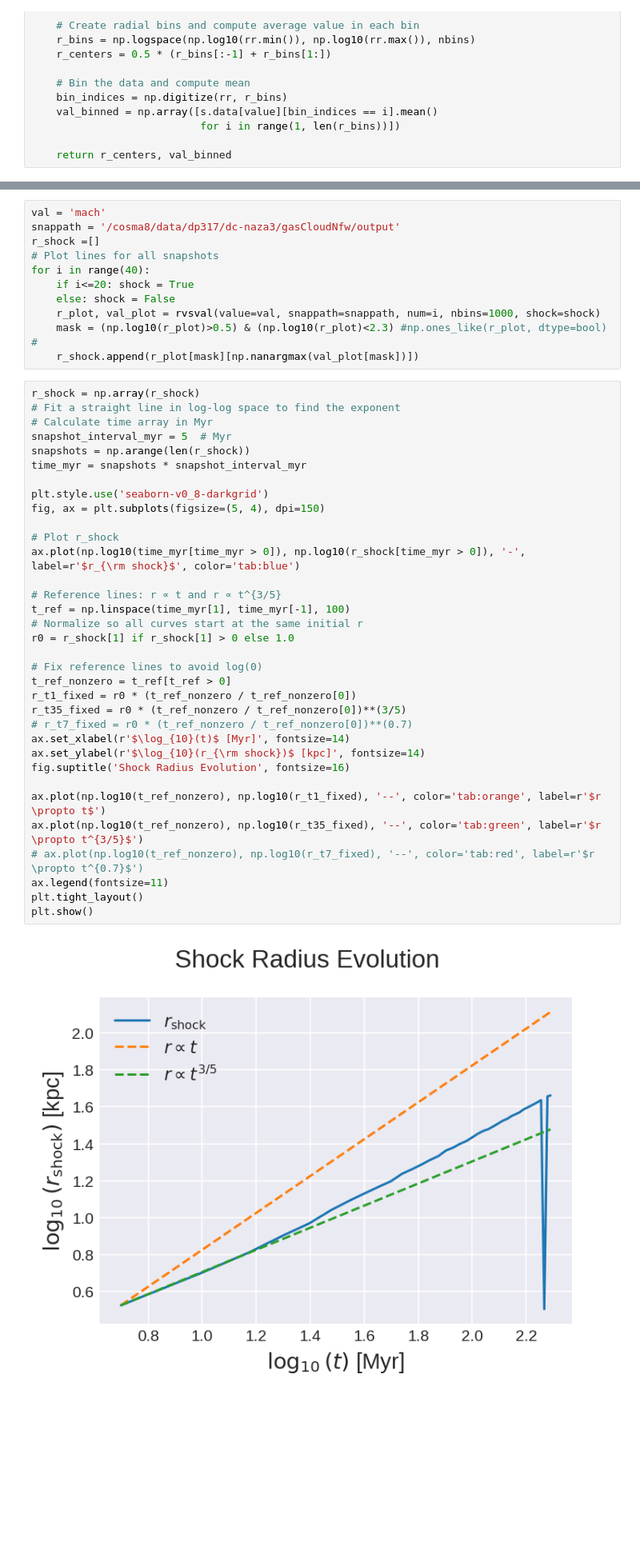
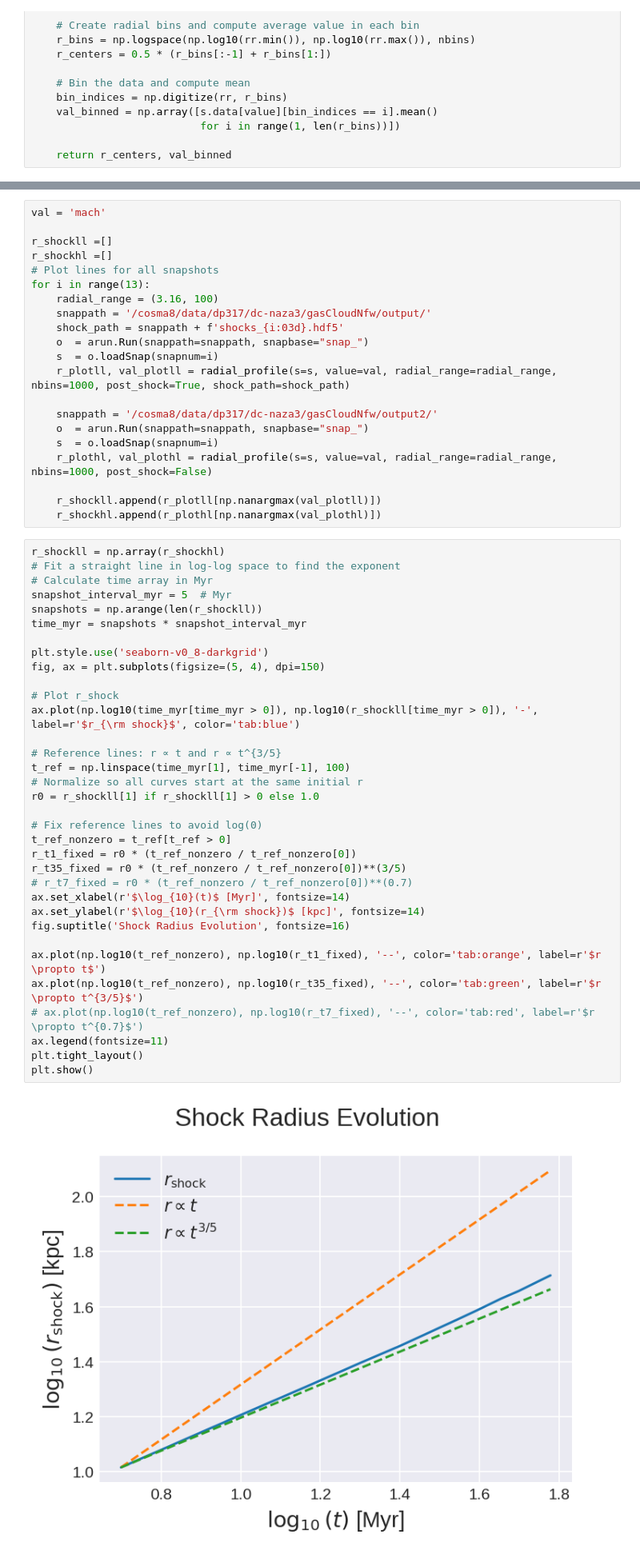
Before and after one commit to rionnazareth/snap-plotting, a Jupyter notebook: shocks1d.ipynb, the cells around one changed output, grey strips where cells are left out. Shown at 80% size. Saved outputs shown, nothing was run; the diff lists cells and outputs as text; blank space fills up the shorter version.

Commit message:
cosma minor changes

```diff
--- a/shocks1d.ipynb
+++ b/shocks1d.ipynb
@@ -154,50 +117,60 @@ KeyboardInterrupt:
 # %%
 val = 'mach'
-snappath = '/cosma8/data/dp317/dc-naza3/gasCloudNfw/output'
-r_shock =[]
+
+r_shockll =[]
+r_shockhl =[]
 # Plot lines for all snapshots
-for i in range(40):
-    if i<=20: shock = True
-    else: shock = False
-    r_plot, val_plot = rvsval(value=val, snappath=snappath, num=i, nbins=1000, shock=shock)
-    mask = (np.log10(r_plot)>0.5) & (np.log10(r_plot)<2.3) #np.ones_like(r_plot, dtype=bool) #
-    r_shock.append(r_plot[mask][np.nanargmax(val_plot[mask])])
+for i in range(13):
+    radial_range = (3.16, 100)
+    snappath = '/cosma8/data/dp317/dc-naza3/gasCloudNfw/output/'
+    shock_path = snappath + f'shocks_{i:03d}.hdf5'
+    o  = arun.Run(snappath=snappath, snapbase="snap_")
+    s  = o.loadSnap(snapnum=i)
+    r_plotll, val_plotll = radial_profile(s=s, value=val, radial_range=radial_range, nbins=1000, post_shock=True, shock_path=shock_path)
+
+    snappath = '/cosma8/data/dp317/dc-naza3/gasCloudNfw/output2/'
+    o  = arun.Run(snappath=snappath, snapbase="snap_")
+    s  = o.loadSnap(snapnum=i)
+    r_plothl, val_plothl = radial_profile(s=s, value=val, radial_range=radial_range, nbins=1000, post_shock=False)
+
+    r_shockll.append(r_plotll[np.nanargmax(val_plotll)])
+    r_shockhl.append(r_plothl[np.nanargmax(val_plothl)])
 # %%
-r_shock = np.array(r_shock)
+r_shockll = np.array(r_shockhl)
 # Fit a straight line in log-log space to find the exponent
 # Calculate time array in Myr
 snapshot_interval_myr = 5  # Myr
-snapshots = np.arange(len(r_shock))
+snapshots = np.arange(len(r_shockll))
 time_myr = snapshots * snapshot_interval_myr
 
 plt.style.use('seaborn-v0_8-darkgrid')
 fig, ax = plt.subplots(figsize=(5, 4), dpi=150)
 
 # Plot r_shock
-ax.plot(np.log10(time_myr[time_myr > 0]), np.log10(r_shock[time_myr > 0]), '-', label=r'$r_{\rm shock}$', color='tab:blue')
+ax.plot(np.log10(time_myr[time_myr > 0]), np.log10(r_shockll[time_myr > 0]), '-', label=r'$r_{\rm shock}$', color='tab:blue')
 
 # Reference lines: r ∝ t and r ∝ t^{3/5}
 t_ref = np.linspace(time_myr[1], time_myr[-1], 100)
 # Normalize so all curves start at the same initial r
-r0 = r_shock[1] if r_shock[1] > 0 else 1.0
+r0 = r_shockll[1] if r_shockll[1] > 0 else 1.0
 
 # Fix reference lines to avoid log(0)
 t_ref_nonzero = t_ref[t_ref > 0]
 r_t1_fixed = r0 * (t_ref_nonzero / t_ref_nonzero[0])
 r_t35_fixed = r0 * (t_ref_nonzero / t_ref_nonzero[0])**(3/5)
 # r_t7_fixed = r0 * (t_ref_nonzero / t_ref_nonzero[0])**(0.7)
 ax.set_xlabel(r'$\log_{10}(t)$ [Myr]', fontsize=14)
 ax.set_ylabel(r'$\log_{10}(r_{\rm shock})$ [kpc]', fontsize=14)
 fig.suptitle('Shock Radius Evolution', fontsize=16)
 
 ax.plot(np.log10(t_ref_nonzero), np.log10(r_t1_fixed), '--', color='tab:orange', label=r'$r \propto t$')
 ax.plot(np.log10(t_ref_nonzero), np.log10(r_t35_fixed), '--', color='tab:green', label=r'$r \propto t^{3/5}$')
 # ax.plot(np.log10(t_ref_nonzero), np.log10(r_t7_fixed), '--', color='tab:red', label=r'$r \propto t^{0.7}$')
 ax.legend(fontsize=11)
 plt.tight_layout()
 plt.show()
 # %% [output]
-[figure, old version]
+[figure, new version]
 # %%
 # We fit log(r_shock) vs log(time_myr) to get r_shock ∝ t^alpha
 mask_fit = time_myr > 0  # Only use non-zero times
```
Also changed, not shown: parts of 3 cells of this notebook, 1 other file.
